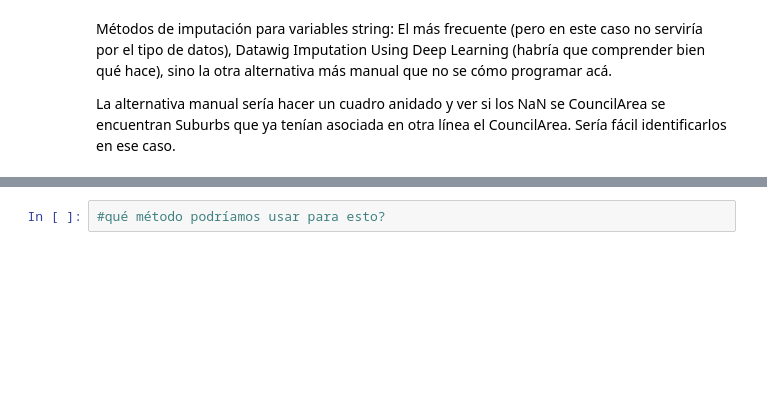
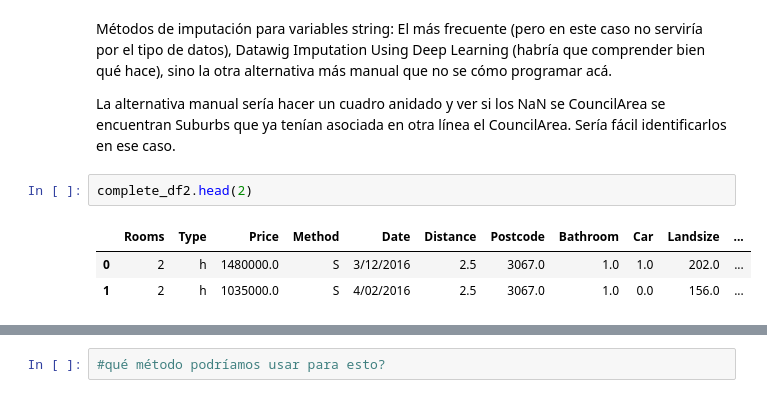
Before and after one commit to estebanarr/TP2_exploracion_curacion_datos, a Jupyter notebook: Parte_1_Ejercicios_2_y_3.ipynb, the cells around one changed output, grey strips where cells are left out. Drawn from its saved outputs; the diff is of its cells as text; blank space fills up the shorter version.

```diff
--- a/Parte_1_Ejercicios_2_y_3.ipynb
+++ b/Parte_1_Ejercicios_2_y_3.ipynb
@@ -165,3 +169,9 @@ Name: CouncilArea, dtype: object
 Métodos de imputación para variables string: El más frecuente (pero en este caso no serviría por el tipo de datos), Datawig Imputation Using Deep Learning (habría que comprender bien qué hace), sino la otra alternativa más manual que no se cómo programar acá.
 
 La alternativa manual sería hacer un cuadro anidado y ver si los NaN se CouncilArea se encuentran Suburbs que ya tenían asociada en otra línea el CouncilArea. Sería fácil identificarlos en ese caso.
+# %%
+complete_df2.head(2)
+# %% [output]
+|  | Rooms | Type | Price | Method | Date | Distance | Postcode | Bathroom | Car | Landsize | ... |
+| 0 | 2 | h | 1480000.0 | S | 3/12/2016 | 2.5 | 3067.0 | 1.0 | 1.0 | 202.0 | ... |
+| 1 | 2 | h | 1035000.0 | S | 4/02/2016 | 2.5 | 3067.0 | 1.0 | 0.0 | 156.0 | ... |
```
Also changed, not shown: parts of 9 cells of this notebook.
